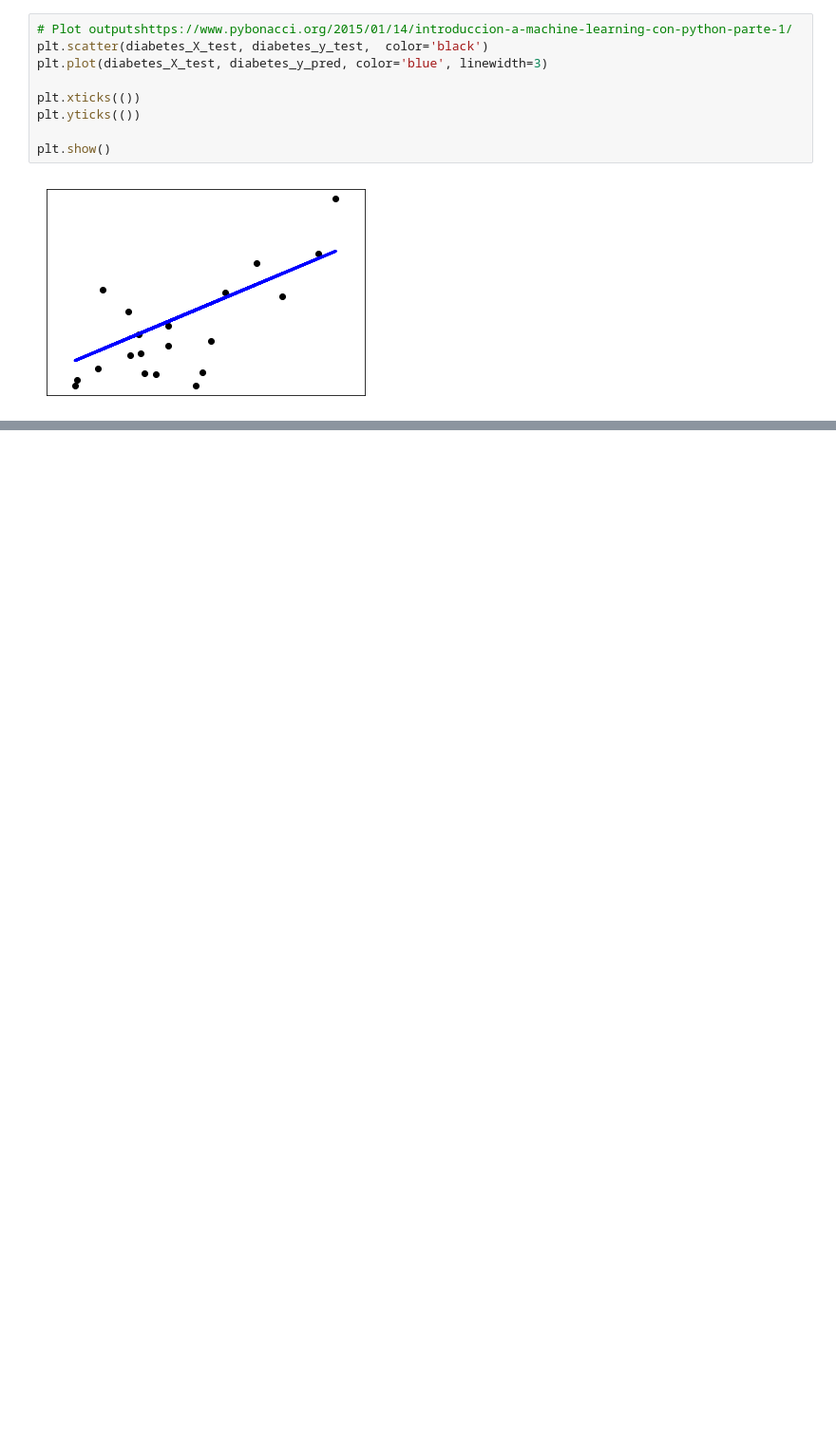
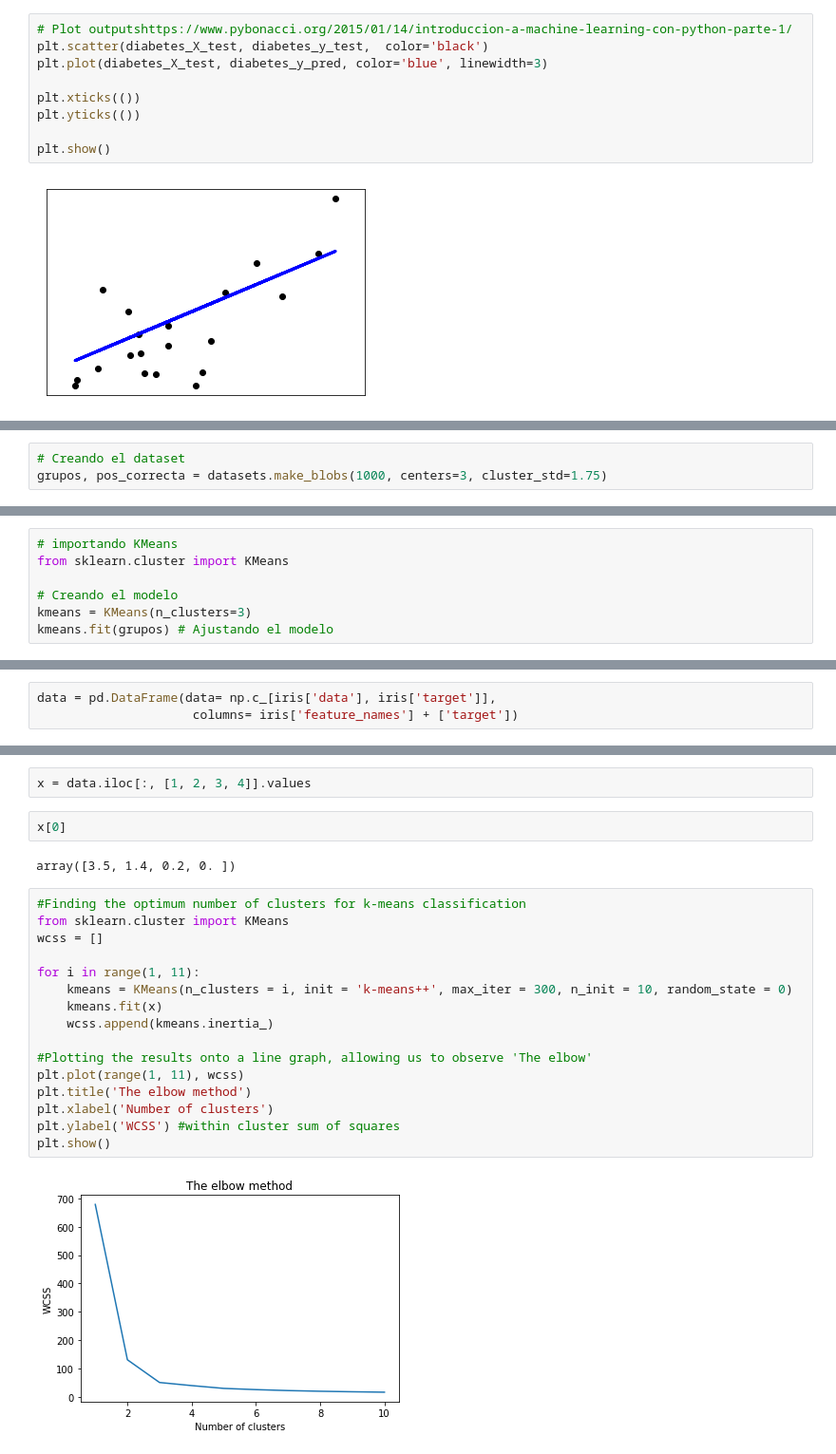
Before and after one commit to jdaarevalo/sckit-learn-presentation, a Jupyter notebook: presentation.ipynb, the cells around one changed output, grey strips where cells are left out. Shown at 95% size. Saved outputs shown, nothing was run; the diff lists cells and outputs as text; blank space fills up the shorter version.

```diff
--- a/presentation.ipynb
+++ b/presentation.ipynb
@@ -171,0 +214,3 @@ plt.show()
+# %%
+# Creando el dataset
+grupos, pos_correcta = datasets.make_blobs(1000, centers=3, cluster_std=1.75)
@@ -171,0 +237,7 @@ plt.show()
+# %%
+# importando KMeans
+from sklearn.cluster import KMeans
+
+# Creando el modelo
+kmeans = KMeans(n_clusters=3)
+kmeans.fit(grupos) # Ajustando el modelo
@@ -177,0 +264,3 @@ print(iris.feature_names)
+# %%
+data = pd.DataFrame(data= np.c_[iris['data'], iris['target']],
+                     columns= iris['feature_names'] + ['target'])
@@ -177,0 +288,24 @@ print(iris.feature_names)
+# %%
+x = data.iloc[:, [1, 2, 3, 4]].values
+# %%
+x[0]
+# %% [output]
+array([3.5, 1.4, 0.2, 0. ])
+# %%
+#Finding the optimum number of clusters for k-means classification
+from sklearn.cluster import KMeans
+wcss = []
+
+for i in range(1, 11):
+    kmeans = KMeans(n_clusters = i, init = 'k-means++', max_iter = 300, n_init = 10, random_state = 0)
+    kmeans.fit(x)
+    wcss.append(kmeans.inertia_)
+
+#Plotting the results onto a line graph, allowing us to observe 'The elbow'
+plt.plot(range(1, 11), wcss)
+plt.title('The elbow method')
+plt.xlabel('Number of clusters')
+plt.ylabel('WCSS') #within cluster sum of squares
+plt.show()
+# %% [output]
+[figure, added]
```
Also changed, not shown: parts of 50 cells of this notebook, 8 other files.
